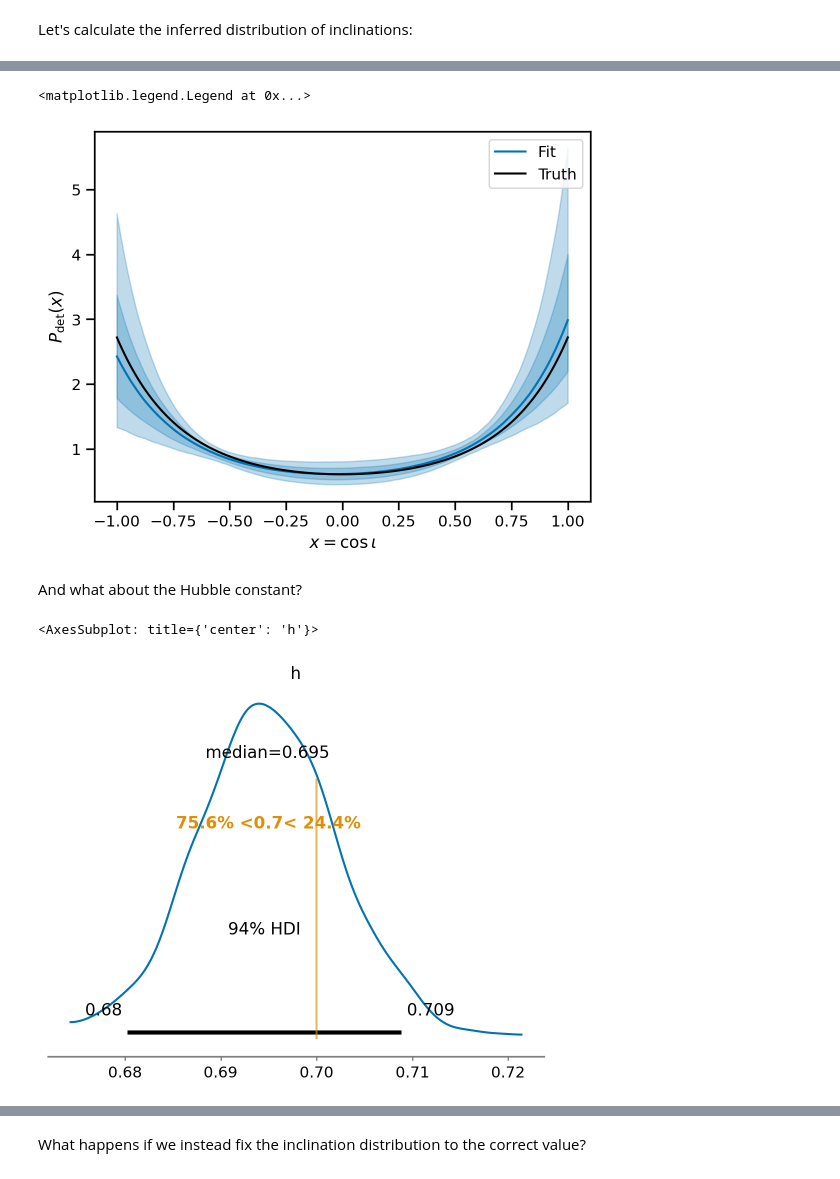
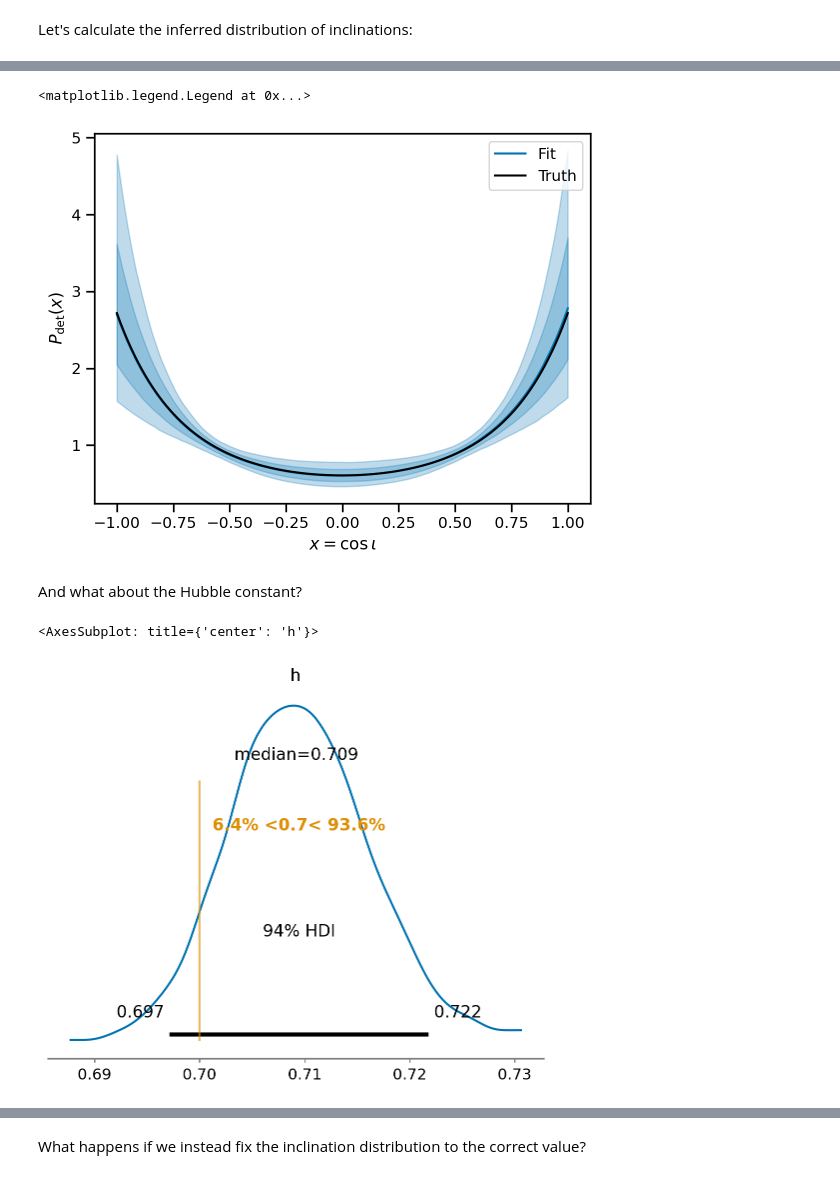
Before and after one commit to farr/BrightSirenInclinationSystematics, a Jupyter notebook: FullSimulation.ipynb, the cells around one changed output, grey strips where cells are left out. Drawn from its saved outputs; the diff is of its cells as text; code cells hidden in the pictures.

```diff
--- a/FullSimulation.ipynb
+++ b/FullSimulation.ipynb
@@ -57,8 +53,9 @@ x = np.linspace(-1, 1, 1024)
 
 A1_true = 0.0
 A2_true = 1.0
+A_true = [A1_true, A2_true]
 
-plt.plot(x, P_det(x, A1_true, A2_true))
+plt.plot(x, models.P_det(x, A_true))
 plt.xlabel(r'$x$')
 plt.ylabel(r'$P_\mathrm{det}(x)$')
 # %% [output]
@@ -121,3 +64,6 @@ em_detected, x_true, d_true, z_true, Al_true, Ar_true, Al, Ar = \
+# %%
+N = 2048
+(em_detected, x_true, d_true, z_true, Al_true, Ar_true, Al, Ar, Ndraw) = models.draw_gws(lambda x: models.P_det(x, A_true), N)
 # %% [markdown]
 Let's check the distribution of detected distances, detected inclinations, EM-detected inclinations, etc:
 # %%
@@ -204,5 +112,5 @@ def make_model(fl, fr, z_obs, Al_obs, Ar_obs, fix_A1=None, fix_A2=None):
 # %%
-with make_model(fl, fr, z_obs, Al_obs, Ar_obs) as model:
+with models.make_model(z_obs, Al_obs, Ar_obs, x_true, Ndraw) as model:
     trace = pm.sample()
 # %% [output]
 Auto-assigning NUTS sampler...
@@ -252,22 +162,24 @@ Let's calculate the inferred distribution of inclinations:
 # %%
-x = xr.DataArray(np.linspace(-1, 1, 1024), coords={'x_index': np.arange(1024)}, dims='x_index')
-pds = P_det(x, trace.posterior.A1, trace.posterior.A2)
+models.calculate_P_det(trace) # Need to compute P_det
+pds = trace.posterior.P_det
+x = pds.coords['x']
+
 dim = ['chain', 'draw']
 l, = plt.plot(x,pds.median(dim=dim), label='Fit')
 plt.fill_between(x, pds.quantile(0.84, dim=dim), pds.quantile(0.16, dim=dim), color=l.get_color(), alpha=0.25)
 plt.fill_between(x, pds.quantile(0.975, dim=dim), pds.quantile(0.025, dim=dim), color=l.get_color(), alpha=0.25)
-plt.plot(x, P_det(x, A1_true, A2_true), color='k', label='Truth')
+plt.plot(x, models.P_det(x, A_true), color='k', label='Truth')
 plt.xlabel(r'$x = \cos\iota$')
 plt.ylabel(r'$P_\mathrm{det}(x)$')
 plt.legend()
 # %% [output]
 <matplotlib.legend.Legend at 0x...>
-[figure, old version]
+[figure, new version]
 # %% [markdown]
 And what about the Hubble constant?
 # %%
-az.plot_posterior(trace, var_names='h', ref_val=h_true, point_estimate='median', round_to=3)
+az.plot_posterior(trace, var_names='h', ref_val=0.7, point_estimate='median', round_to=3)
 # %% [output]
 <AxesSubplot: title={'center': 'h'}>
-[figure, old version]
+[figure, new version]
 # %%
```
Also changed, not shown: parts of 14 cells of this notebook, 2 other files.
